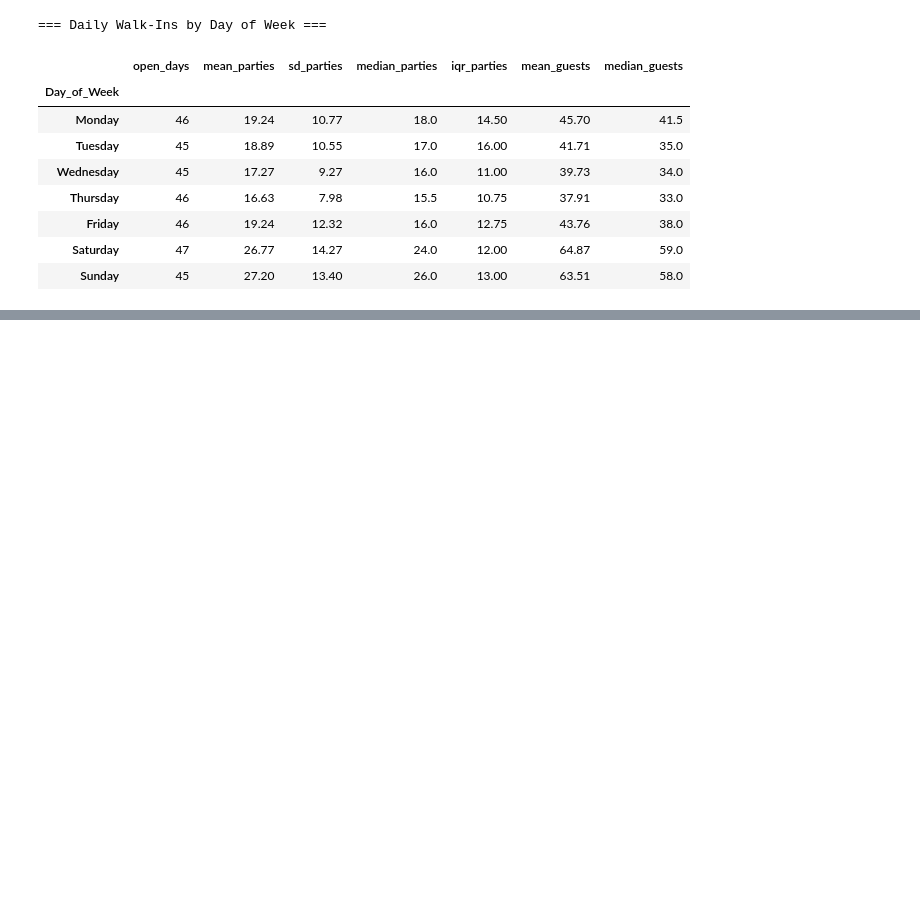
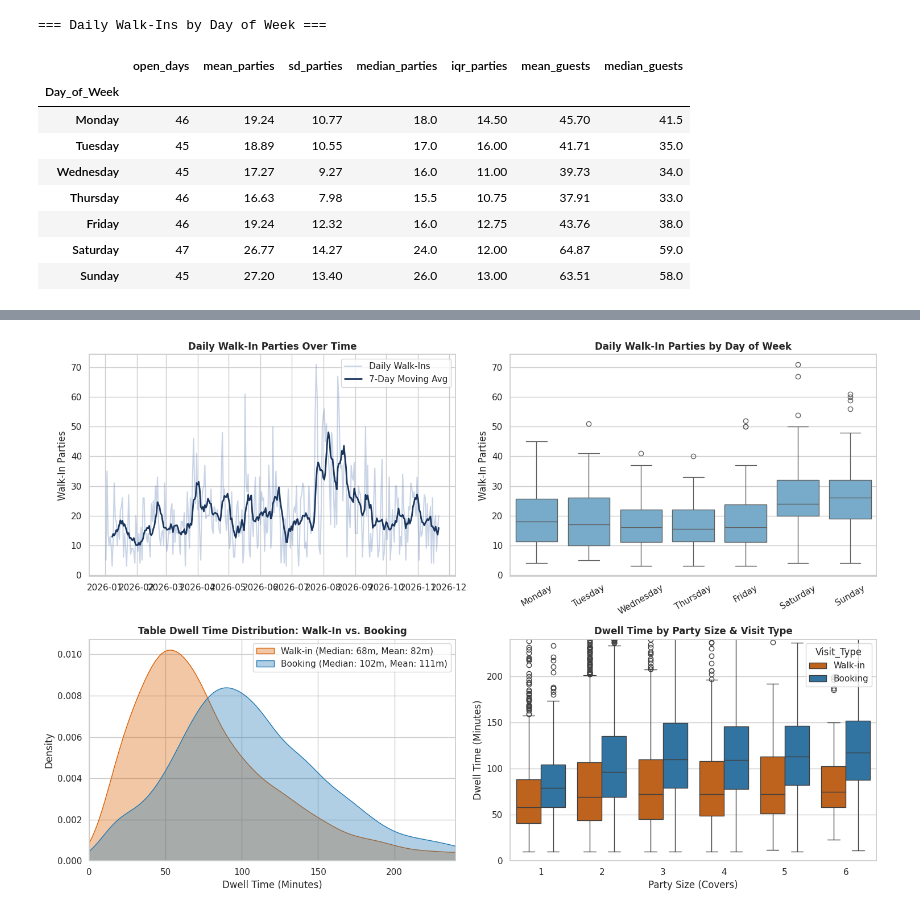
Before and after one commit to RiccoFlores/Python, a Jupyter notebook: WalkIN.ipynb, the cells around one changed output, grey strips where cells are left out. Saved outputs shown, nothing was run; the diff lists cells and outputs as text; code cells hidden in the pictures; blank space fills up the shorter version.

```diff
--- a/WalkIN.ipynb
+++ b/WalkIN.ipynb
@@ -320,0 +387,50 @@ Total operating days analyzed: 320
+# %%
+sns.set_theme(style="whitegrid")
+fig, axes = plt.subplots(2, 2, figsize=(15, 10))
+
+# 1. Daily Walk-In Parties Over Time
+axes[0, 0].plot(daily_walkins['Date'], daily_walkins['walkin_parties'], alpha=0.3, color='#4C72B0', label='Daily Walk-Ins')
+axes[0, 0].plot(daily_walkins['Date'], daily_walkins['walkin_parties'].rolling(7).mean(), color='#1B365D', linewidth=2, label='7-Day Moving Avg')
+axes[0, 0].set_title('Daily Walk-In Parties Over Time', fontweight='bold')
+axes[0, 0].set_ylabel('Walk-In Parties')
+axes[0, 0].legend()
+
+# 2. Walk-In Parties by Day of Week
+sns.boxplot(
+    data=daily_walkins, x='Day_of_Week', y='walkin_parties',
+    order=day_order, color='#6BAED6', ax=axes[0, 1]
+)
+axes[0, 1].set_title('Daily Walk-In Parties by Day of Week', fontweight='bold')
+axes[0, 1].set_xlabel('')
+axes[0, 1].set_ylabel('Walk-In Parties')
+axes[0, 1].tick_params(axis='x', rotation=30)
+
+# 3. Dwell Time Density: Walk-In vs Booking
+for v_type, color in [('Walk-in', '#D95F02'), ('Booking', '#1F78B4')]:
+    subset = observed_df[observed_df['Visit_Type'] == v_type]['dwell_minutes']
+    sns.kdeplot(
+        subset, fill=True, alpha=0.35, color=color,
+        label=f"{v_type} (Median: {subset.median():.0f}m, Mean: {subset.mean():.0f}m)",
+        ax=axes[1, 0]
+    )
+axes[1, 0].set_title('Table Dwell Time Distribution: Walk-In vs. Booking', fontweight='bold')
+axes[1, 0].set_xlabel('Dwell Time (Minutes)')
+axes[1, 0].set_xlim(0, 240)
+axes[1, 0].legend()
+
+# 4. Dwell Time by Party Size (1–6 Guests)
+sns.boxplot(
+    data=observed_df[observed_df['Size'].between(1, 6)],
+    x='Size', y='dwell_minutes', hue='Visit_Type',
+    palette={'Walk-in': '#D95F02', 'Booking': '#1F78B4'},
+    ax=axes[1, 1]
+)
+axes[1, 1].set_title('Dwell Time by Party Size & Visit Type', fontweight='bold')
+axes[1, 1].set_xlabel('Party Size (Covers)')
+axes[1, 1].set_ylabel('Dwell Time (Minutes)')
+axes[1, 1].set_ylim(0, 240)
+
+plt.tight_layout()
+plt.show()
+# %% [output]
+[figure, added]
```
Also changed, not shown: parts of 2 cells of this notebook.
